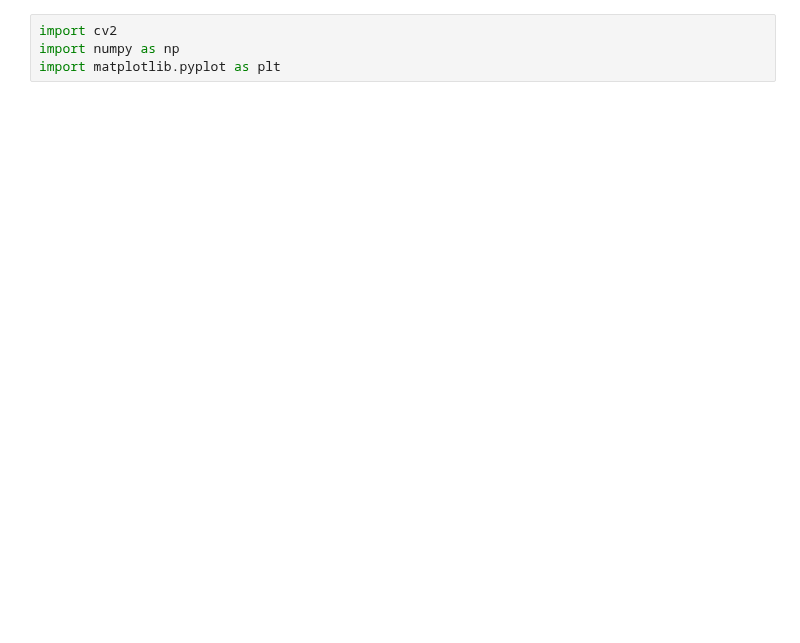
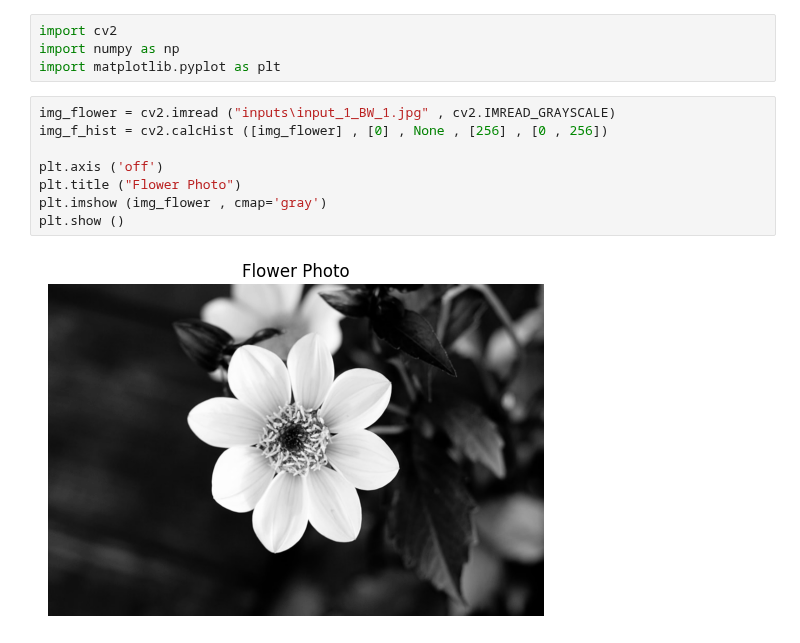
Before and after one commit to TaRa1999R/Image_Processing, a Jupyter notebook: assignment33/1.ipynb, the cells around one changed output. Drawn from its saved outputs; the diff is of its cells as text; blank space fills up the shorter version.

```diff
--- a/assignment33/1.ipynb
+++ b/assignment33/1.ipynb
@@ -2,3 +2,13 @@
 import cv2
 import numpy as np
 import matplotlib.pyplot as plt
+# %%
+img_flower = cv2.imread ("inputs\input_1_BW_1.jpg" , cv2.IMREAD_GRAYSCALE)
+img_f_hist = cv2.calcHist ([img_flower] , [0] , None , [256] , [0 , 256])
+
+plt.axis ('off')
+plt.title ("Flower Photo")
+plt.imshow (img_flower , cmap='gray')
+plt.show ()
+# %% [output]
+[figure, added]
```
Also changed, not shown: parts of 2 cells of this notebook, 4 other files.
